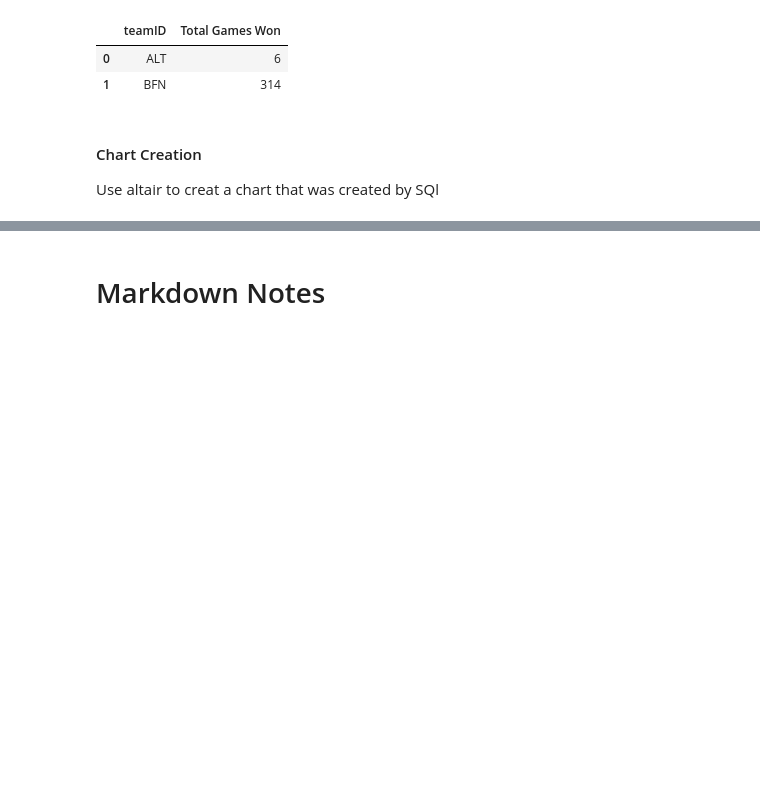
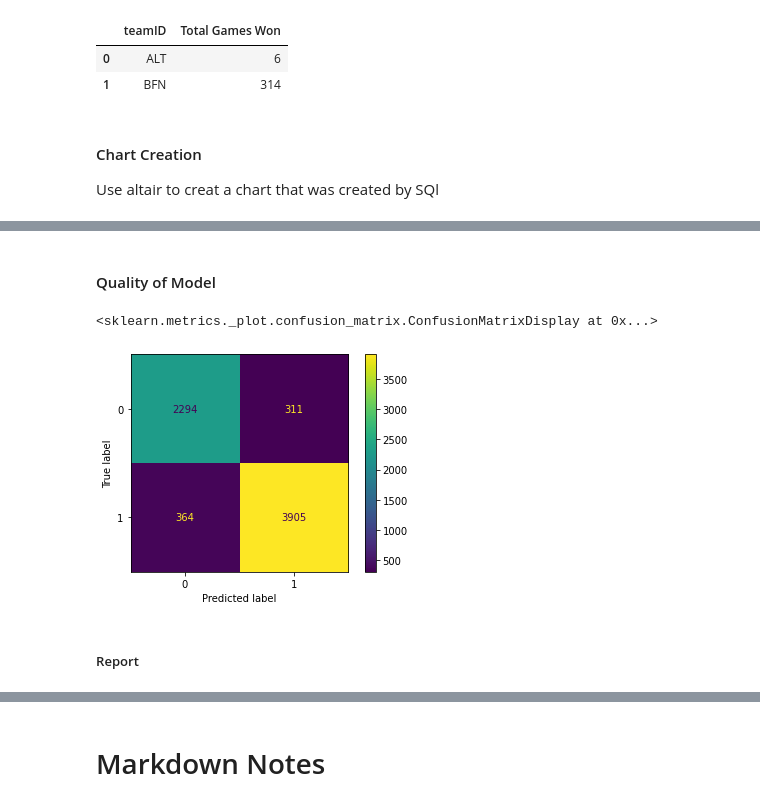
Before and after one commit to spencerwigren/cse-250-study-guild, a Jupyter notebook: Study guild.ipynb, the cells around one changed output, grey strips where cells are left out. Drawn from its saved outputs; the diff is of its cells as text; code cells hidden in the pictures; blank space fills up the shorter version.

```diff
--- a/Study guild.ipynb
+++ b/Study guild.ipynb
@@ -148,0 +182,12 @@ sql_chart_0
+# %%
+# Create our filters for the model
+
+x = dw_ml.filter(['gartype_Att', 'gartype_Att/Det', 'gartype_CP',
+        'gartype_Det', 'gartype_None', 'gartype_att/CP', 'gartype_det/CP',
+        'stories', 'arcstyle_SPLIT LEVEL', 'numbdrm', 'numbaths', 'totunits',
+        'stories', 'nocars', 'abstrprd', 'livearea', 'finbsmnt', 'basement',
+        'condition_Excel', 'condition_Fair', 'condition_Good',
+       'condition_VGood'])
+# %%
+# Create target value
+y = dw_ml['before1980']
@@ -148,0 +200,15 @@ sql_chart_0
+# %%
+
+x_train, x_test, y_train, y_test = train_test_split(x, y, test_size = .3, random_state = 29430)
+# %%
+# create the model
+classifier = DecisionTreeClassifier()
+
+# train the model
+classifier.fit(x_train, y_train)
+
+# make predictions
+y_predictions = classifier.predict(x_test)
+
+# test how accurate predictions are
+metrics.accuracy_score(y_test, y_predictions)
@@ -148,0 +236,9 @@ sql_chart_0
+# %% [markdown]
+#### Quality of Model
+# %%
+metrics.plot_confusion_matrix(classifier, x_test, y_test)
+# %% [output]
+<sklearn.metrics._plot.confusion_matrix.ConfusionMatrixDisplay at 0x...>
+[figure, added]
+# %% [markdown]
+##### Report
```
Also changed, not shown: parts of 16 cells of this notebook.
